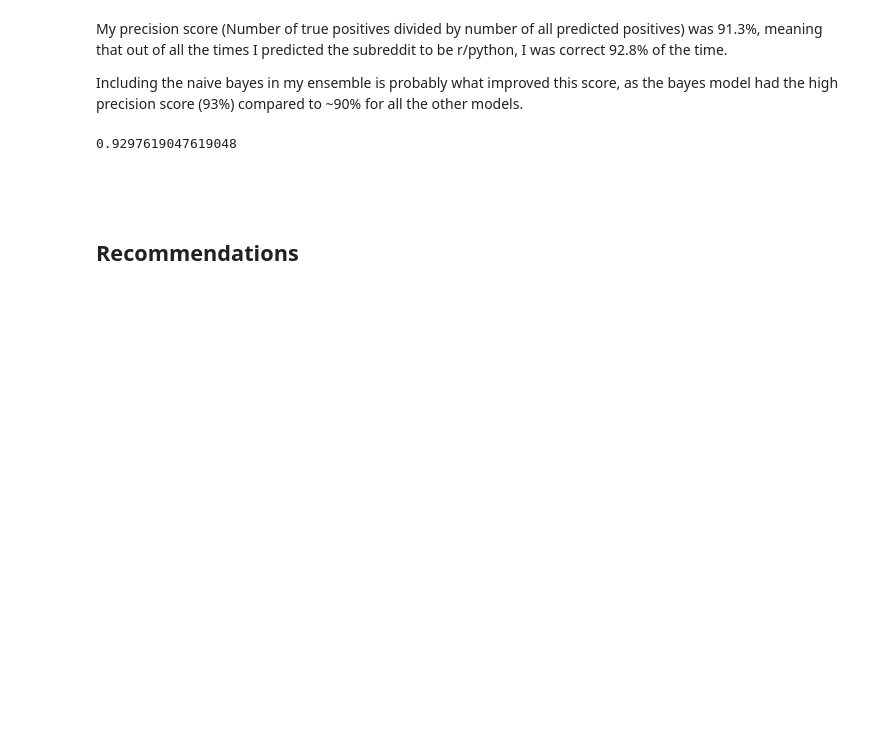
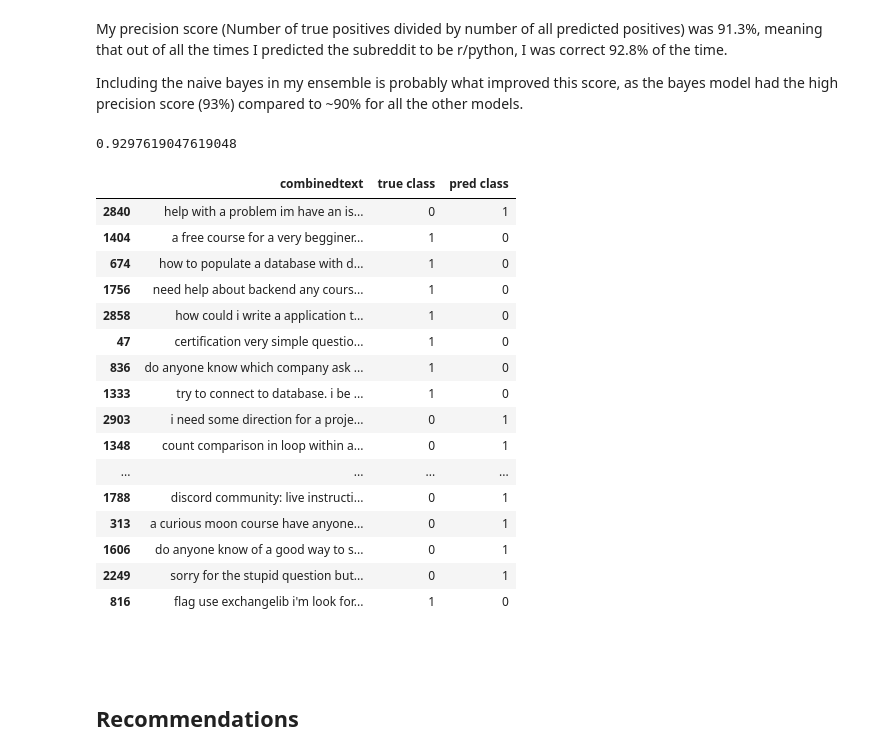
Before and after one commit to rowangayleschaefer/project_NLP_classification_model, a Jupyter notebook: Rowan_Proj3_Part3.ipynb, the cells around one changed output. Cells and saved outputs as stored; diff of their text form; code cells hidden in the pictures; blank space fills up the shorter version.

```diff
--- a/Rowan_Proj3_Part3.ipynb
+++ b/Rowan_Proj3_Part3.ipynb
@@ -68,7 +68,7 @@ learnboth['combinedtext'] = learnboth['combinedtext'].str.lower().replace('\d+',
 # %% [markdown]
 Next I used regex to filter out words, from a list of "giveaway" words that I thought would make the class too easy to predict. I went back and added this section, because my models performed a little too well on the first try.
 # %%
-giveaways = ['sql','mysql','postgres', 'snowflake', 'oracle', 'python', 'anaconda']
+giveaways = ['mysql', 'sql', 'postgres', 'snowflake', 'oracle', 'python', 'anaconda', 'pip install', 'sklearn', 'pandas', 'numpy']
 regx = r'({})'.format('|'.join(giveaways))
 learnboth['combinedtext'] = learnboth['combinedtext'].str.replace(regx, " ", regex=True).fillna(learnboth['combinedtext'])
 # %% [markdown]
@@ -637,6 +637,31 @@ Including the naive bayes in my ensemble is probably what improved this score, a
 precision_score(y_test, vc_pred)
 # %% [output]
 0.9297619047619048
+# %%
+misclassifications = pd.DataFrame(X_test.copy())
+# %%
+misclassifications['true class'] = y_test
+misclassifications['pred class'] = vc_pred
+# %%
+misclassifications[misclassifications['true class'] != misclassifications['pred class']].tail(50)
+# %% [output]
+|  | combinedtext | true class | pred class |
+| 2840 | help with a problem im have an is... | 0 | 1 |
+| 1404 | a free course for a very begginer... | 1 | 0 |
+| 674 | how to populate a database with d... | 1 | 0 |
+| 1756 | need help about backend any cours... | 1 | 0 |
+| 2858 | how could i write a application t... | 1 | 0 |
+| 47 | certification very simple questio... | 1 | 0 |
+| 836 | do anyone know which company ask ... | 1 | 0 |
+| 1333 | try to connect to database. i be ... | 1 | 0 |
+| 2903 | i need some direction for a proje... | 0 | 1 |
+| 1348 | count comparison in loop within a... | 0 | 1 |
+| ... | ... | ... | ... |
+| 1788 | discord community: live instructi... | 0 | 1 |
+| 313 | a curious moon course have anyone... | 0 | 1 |
+| 1606 | do anyone know of a good way to s... | 0 | 1 |
+| 2249 | sorry for the stupid question but... | 0 | 1 |
+| 816 | flag use exchangelib i'm look for... | 1 | 0 |
 # %% [markdown]
 <font color=white>.</font>
 # %% [markdown]
```
Also changed, not shown: 5 other files.
